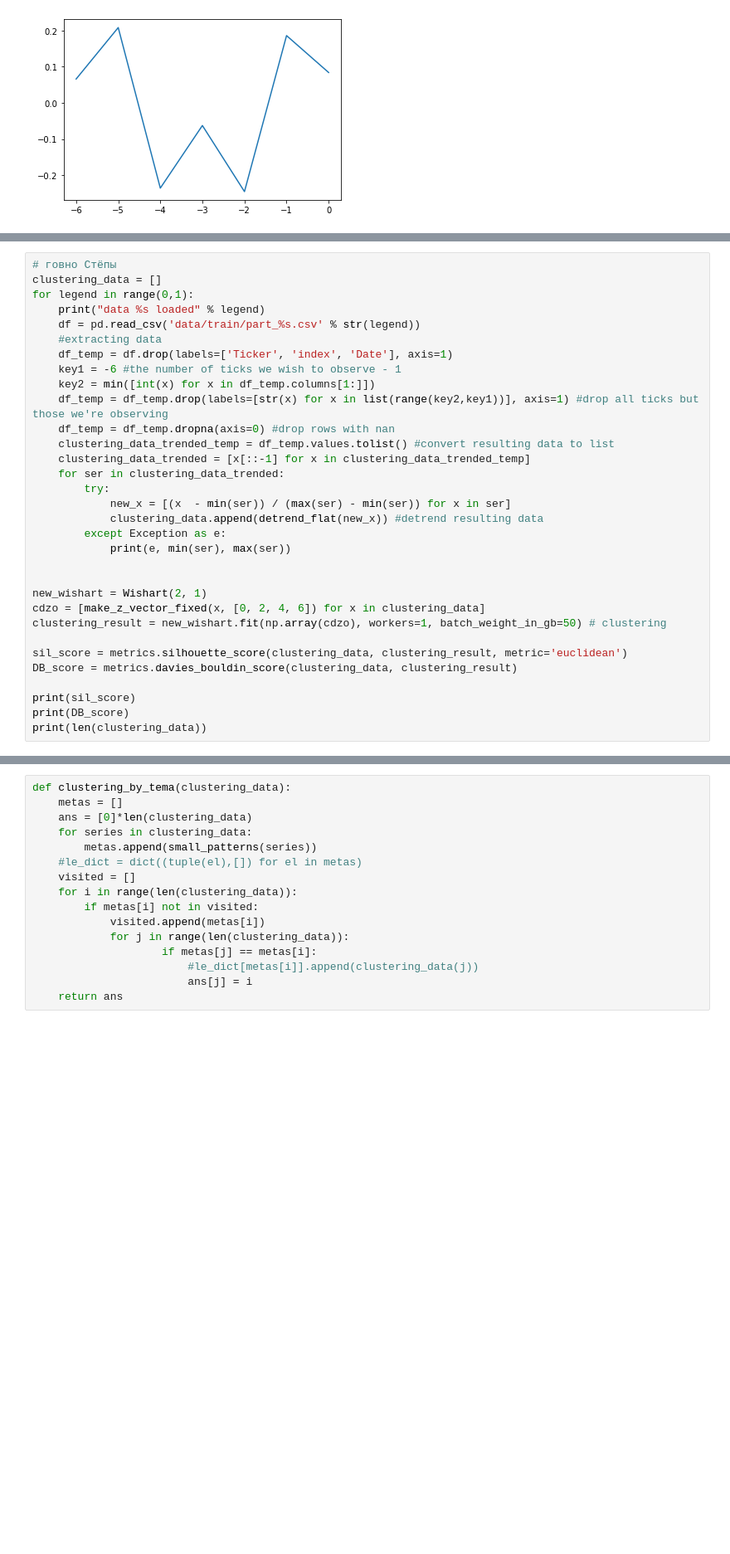
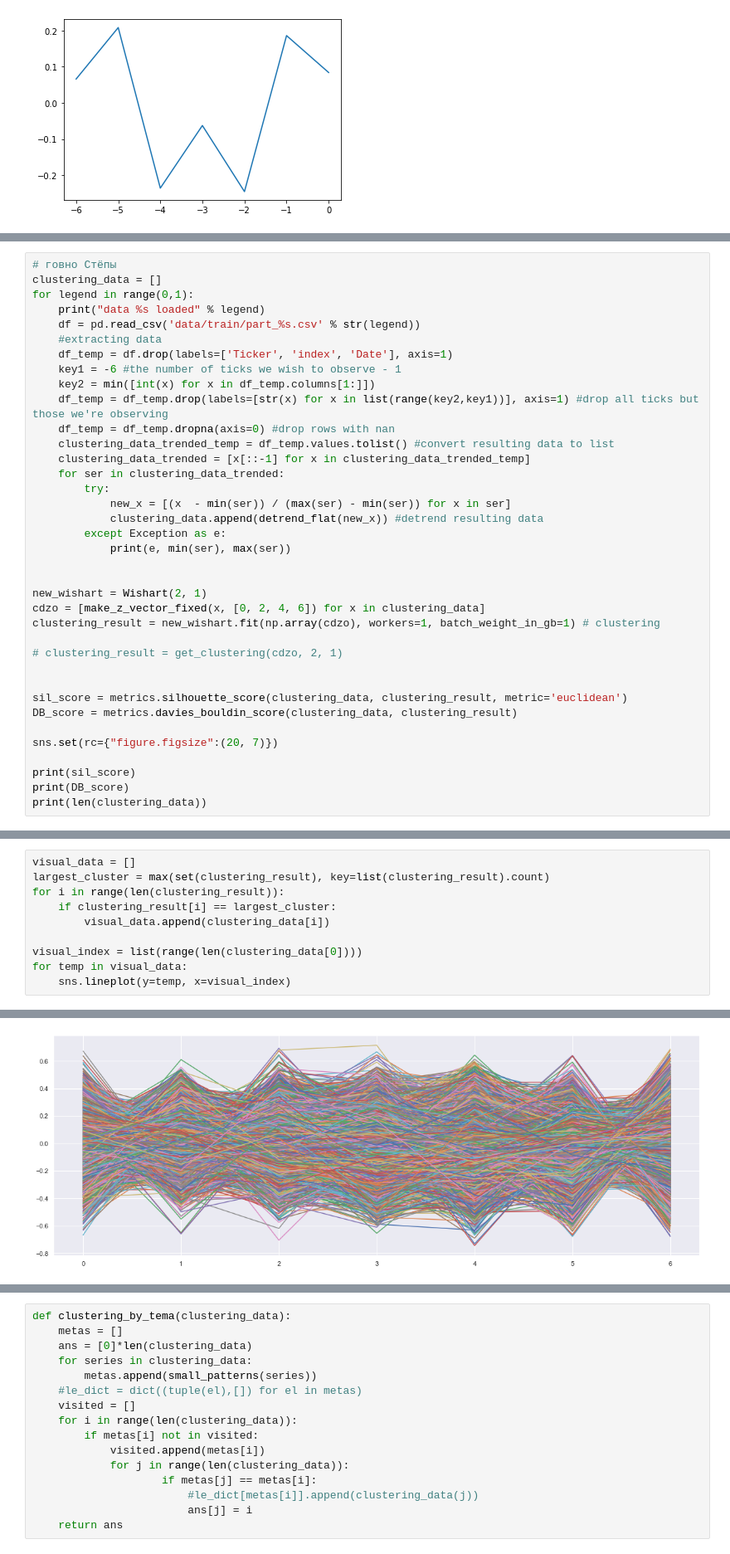
Before and after one commit to BorovTech/Timeseries_project, a Jupyter notebook: Untitled1.ipynb, the cells around one changed output, grey strips where cells are left out. Shown at 83% size. Saved outputs shown, nothing was run; the diff lists cells and outputs as text; blank space fills up the shorter version.

```diff
--- a/Untitled1.ipynb
+++ b/Untitled1.ipynb
@@ -86,11 +160,16 @@ for legend in range(0,1):
 
 new_wishart = Wishart(2, 1)
 cdzo = [make_z_vector_fixed(x, [0, 2, 4, 6]) for x in clustering_data]
-clustering_result = new_wishart.fit(np.array(cdzo), workers=1, batch_weight_in_gb=50) # clustering
+clustering_result = new_wishart.fit(np.array(cdzo), workers=1, batch_weight_in_gb=1) # clustering
+
+# clustering_result = get_clustering(cdzo, 2, 1)
+
 
 sil_score = metrics.silhouette_score(clustering_data, clustering_result, metric='euclidean')
 DB_score = metrics.davies_bouldin_score(clustering_data, clustering_result)
 
+sns.set(rc={"figure.figsize":(20, 7)})
+
 print(sil_score)
 print(DB_score)
 print(len(clustering_data))
@@ -103 +182,12 @@ float division by zero 0.9930938142387776 0.9930938142387776
 9752
+# %%
+visual_data = []
+largest_cluster = max(set(clustering_result), key=list(clustering_result).count)
+for i in range(len(clustering_result)):
+    if clustering_result[i] == largest_cluster:
+        visual_data.append(clustering_data[i])
+
+visual_index = list(range(len(clustering_data[0])))
+for temp in visual_data:
+    sns.lineplot(y=temp, x=visual_index)
+# %% [output]
@@ -104,3 +195,4 @@ float division by zero 0.9930938142387776 0.9930938142387776
+[figure, added]
 # %%
 # Тёмина параша
 clustering_data = []
```
Also changed, not shown: parts of 4 cells of this notebook, 1 other file.
